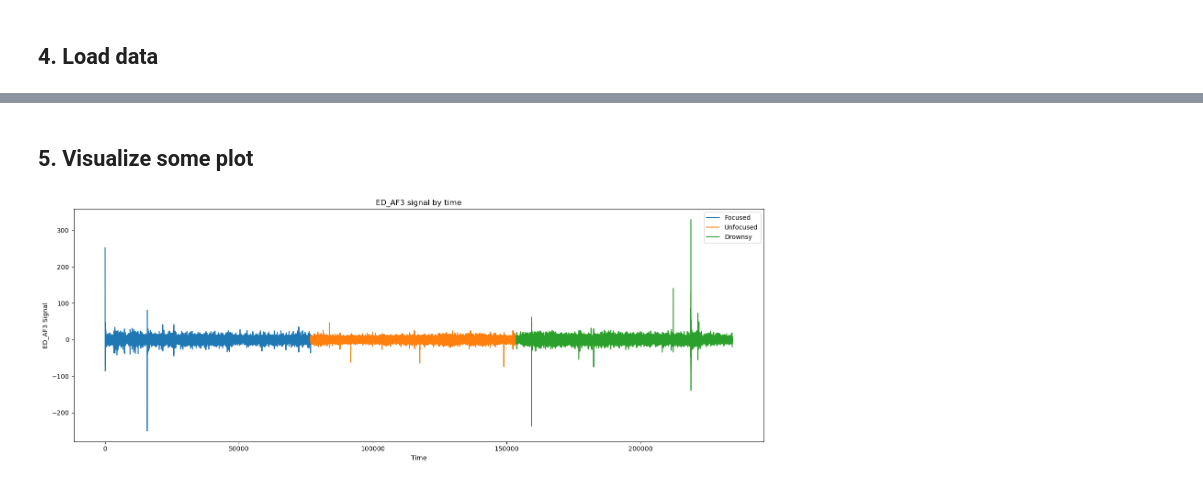
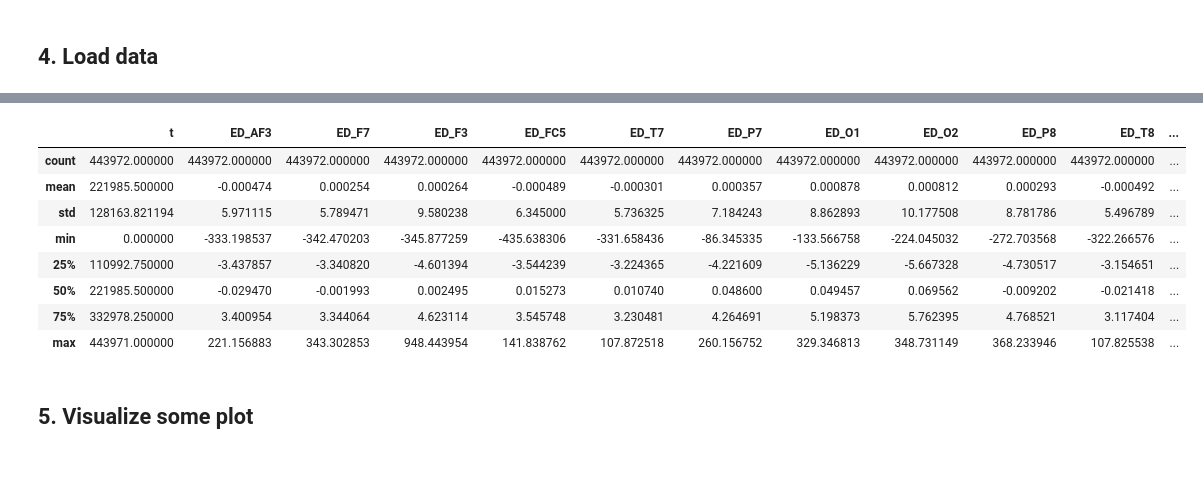
Before and after one commit to letruongzzio/Mental-Attention-States-Classification-Using-EEG-Data, a Jupyter notebook: data_preprocessing.ipynb, the cells around one changed output, grey strips where cells are left out. Drawn from its saved outputs; the diff is of its cells as text; code cells hidden in the pictures.

```diff
--- a/data_preprocessing.ipynb
+++ b/data_preprocessing.ipynb
@@ -319,3 +313,15 @@ Number of rows: 234372
+# %%
+test_df.describe()
+# %% [output]
+|  | t | ED_AF3 | ED_F7 | ED_F3 | ED_FC5 | ED_T7 | ED_P7 | ED_O1 | ED_O2 | ED_P8 | ED_T8 | ... |
+| count | 443972.000000 | 443972.000000 | 443972.000000 | 443972.000000 | 443972.000000 | 443972.000000 | 443972.000000 | 443972.000000 | 443972.000000 | 443972.000000 | 443972.000000 | ... |
+| mean | 221985.500000 | -0.000474 | 0.000254 | 0.000264 | -0.000489 | -0.000301 | 0.000357 | 0.000878 | 0.000812 | 0.000293 | -0.000492 | ... |
+| std | 128163.821194 | 5.971115 | 5.789471 | 9.580238 | 6.345000 | 5.736325 | 7.184243 | 8.862893 | 10.177508 | 8.781786 | 5.496789 | ... |
+| min | 0.000000 | -333.198537 | -342.470203 | -345.877259 | -435.638306 | -331.658436 | -86.345335 | -133.566758 | -224.045032 | -272.703568 | -322.266576 | ... |
+| 25% | 110992.750000 | -3.437857 | -3.340820 | -4.601394 | -3.544239 | -3.224365 | -4.221609 | -5.136229 | -5.667328 | -4.730517 | -3.154651 | ... |
+| 50% | 221985.500000 | -0.029470 | -0.001993 | 0.002495 | 0.015273 | 0.010740 | 0.048600 | 0.049457 | 0.069562 | -0.009202 | -0.021418 | ... |
+| 75% | 332978.250000 | 3.400954 | 3.344064 | 4.623114 | 3.545748 | 3.230481 | 4.264691 | 5.198373 | 5.762395 | 4.768521 | 3.117404 | ... |
+| max | 443971.000000 | 221.156883 | 343.302853 | 948.443954 | 141.838762 | 107.872518 | 260.156752 | 329.346813 | 348.731149 | 368.233946 | 107.825538 | ... |
 # %% [markdown]
 ## 5. Visualize some plot
 # %%
@@ -337,4 +342,0 @@ def plot_channel_signal(df, chanel):
-# %%
-plot_channel_signal(test_df, 'ED_AF3')
-# %% [output]
-[figure, removed]
```
Also changed, not shown: parts of 11 cells of this notebook.
